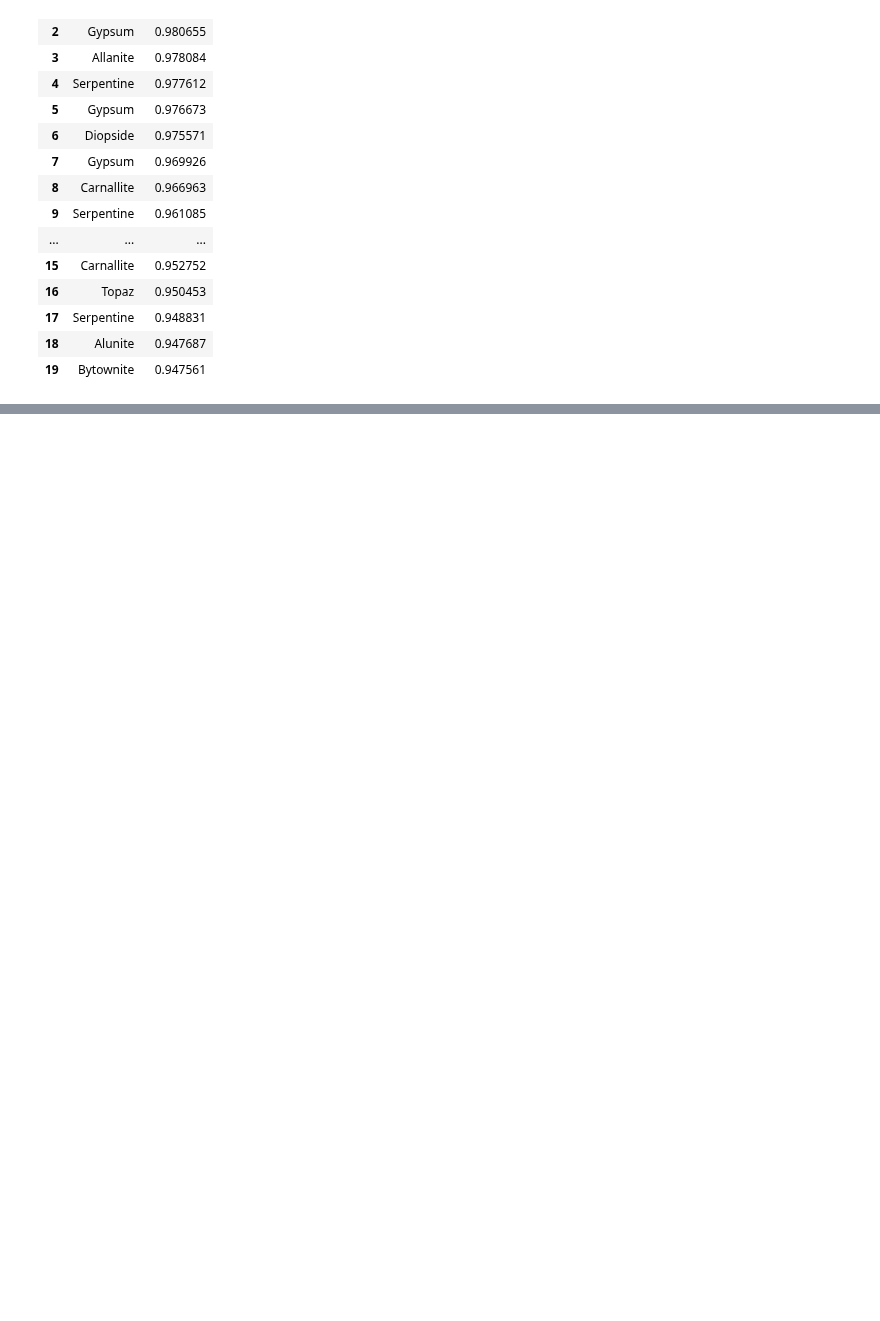
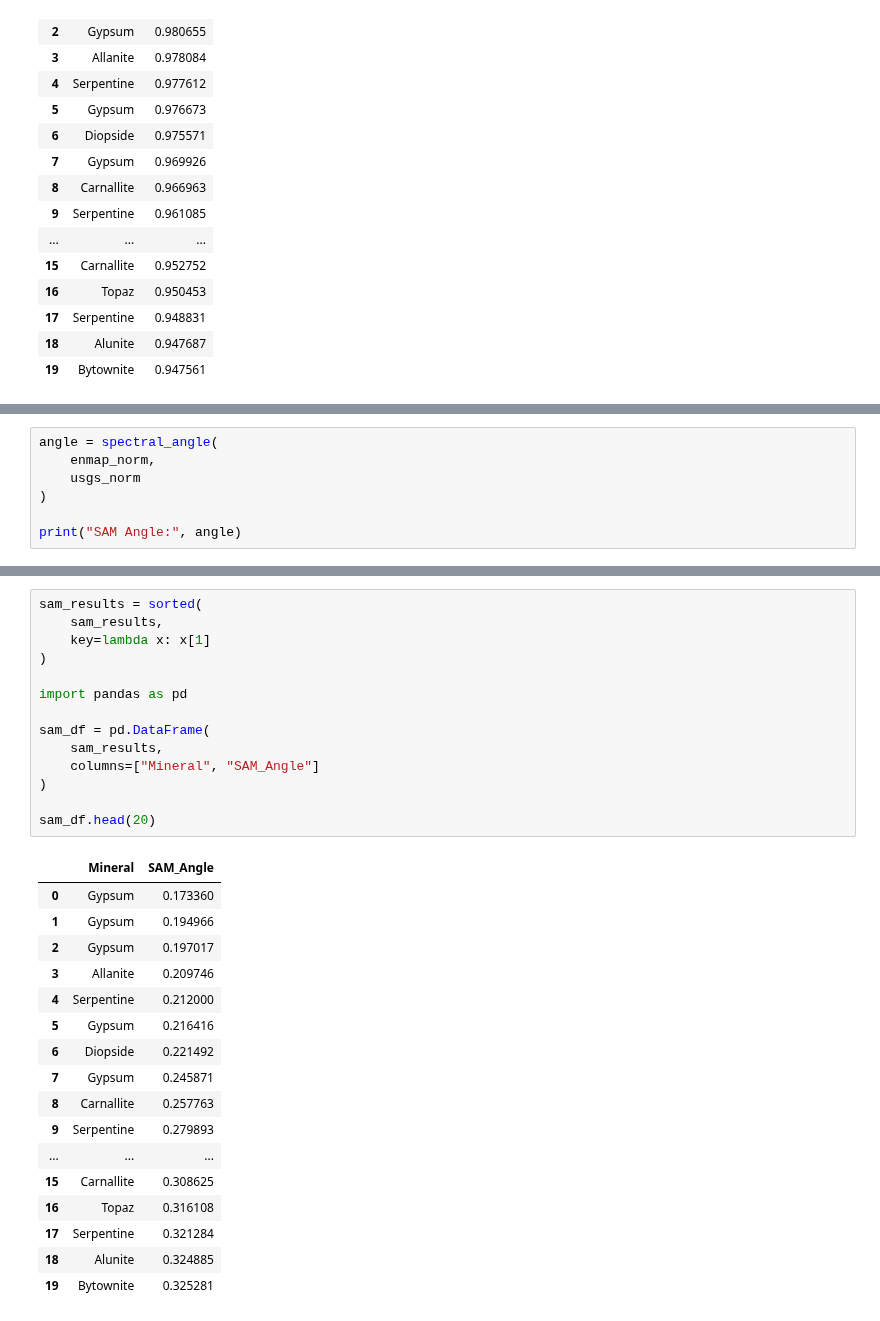
Before and after one commit to ECOMINE-IN/Geomind, a Jupyter notebook: notebooks/04_hyperspectral.ipynb, the cells around one changed output, grey strips where cells are left out. Saved outputs shown, nothing was run; the diff lists cells and outputs as text; blank space fills up the shorter version.

```diff
--- a/notebooks/04_hyperspectral.ipynb
+++ b/notebooks/04_hyperspectral.ipynb
@@ -782,0 +809,7 @@ pd.DataFrame(
+# %%
+angle = spectral_angle(
+    enmap_norm,
+    usgs_norm
+)
+
+print("SAM Angle:", angle)
@@ -782,0 +852,32 @@ pd.DataFrame(
+# %%
+sam_results = sorted(
+    sam_results,
+    key=lambda x: x[1]
+)
+
+import pandas as pd
+
+sam_df = pd.DataFrame(
+    sam_results,
+    columns=["Mineral", "SAM_Angle"]
+)
+
+sam_df.head(20)
+# %% [output]
+|  | Mineral | SAM_Angle |
+| 0 | Gypsum | 0.173360 |
+| 1 | Gypsum | 0.194966 |
+| 2 | Gypsum | 0.197017 |
+| 3 | Allanite | 0.209746 |
+| 4 | Serpentine | 0.212000 |
+| 5 | Gypsum | 0.216416 |
+| 6 | Diopside | 0.221492 |
+| 7 | Gypsum | 0.245871 |
+| 8 | Carnallite | 0.257763 |
+| 9 | Serpentine | 0.279893 |
+| ... | ... | ... |
+| 15 | Carnallite | 0.308625 |
+| 16 | Topaz | 0.316108 |
+| 17 | Serpentine | 0.321284 |
+| 18 | Alunite | 0.324885 |
+| 19 | Bytownite | 0.325281 |
```
Also changed, not shown: parts of 4 cells of this notebook.
